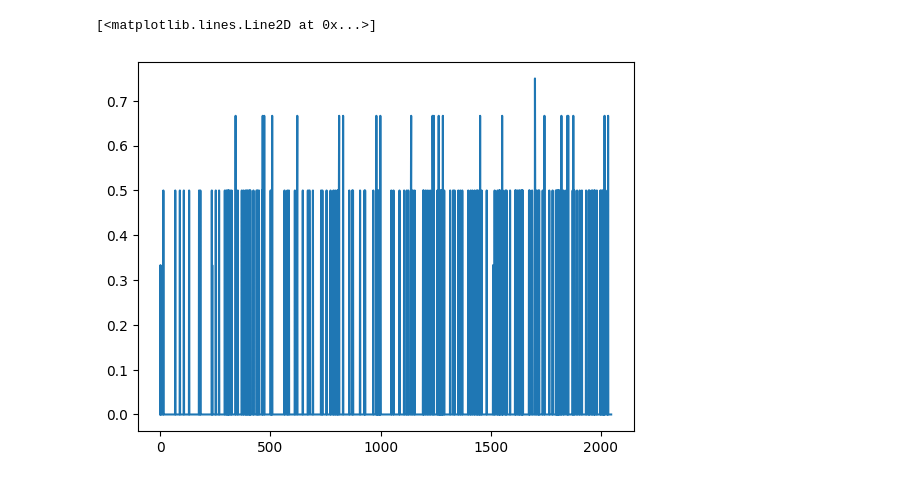
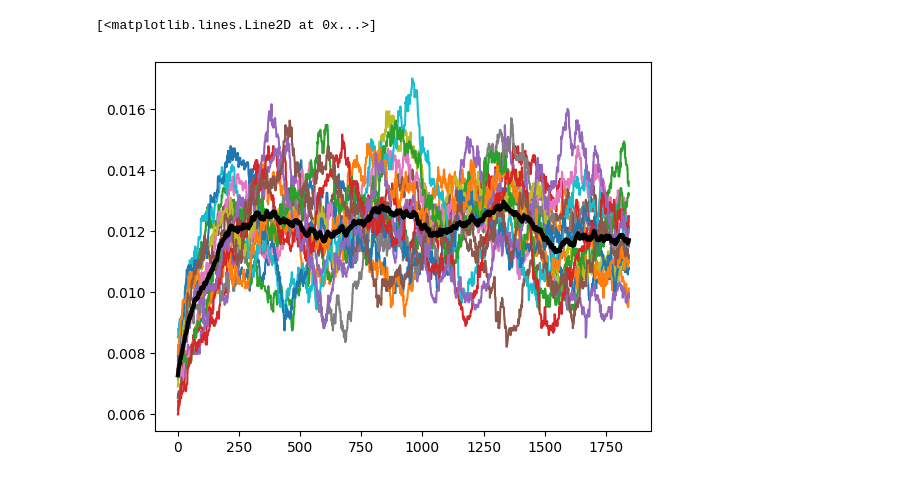
Before and after one commit to davidesartor/MANGO-lite, a Jupyter notebook: btf/test optuna tuning.ipynb, the cells around one changed output. Cells and saved outputs as stored; diff of their text form; code cells hidden in the pictures.

Commit message:
setupd optuna

```diff
--- a/btf/test optuna tuning.ipynb
+++ b/btf/test optuna tuning.ipynb
@@ -35,14 +16,19 @@ abs_env = mangoenv.MangoEnv(env)
+# %%
+seed = 42
+map_scale = 2
+map_shape = (2**map_scale, 2**map_scale)
+p = 0.5
 # %%
-def train_stage(cell_scale, lower_stage, rng_key):
+def train_stage(cell_scale, n_rollouts, rollout_steps, eval_steps, batch_size, rng_key, lower_stage, lr):
     rng_init, rng_steps = jax.random.split(rng_key)
     rng_steps = jax.random.split(rng_steps, n_rollouts)
 
     reward_fn = partial(actions.reward_fn, cell_scale)
     beta_fn = partial(actions.beta_fn, cell_scale)
 
-    qnet = nets.InnerQnet(lower_stage.action_space.n, env.frozen.shape)
+    qnet = nets.InnerQnet(lower_stage.action_space.n, map_shape)
     dql_state = qlearning.MultiDQLTrainState.create(
-        rng_init, qnet, lower_stage, reward_fn=reward_fn, beta_fn=beta_fn
+        rng_init, qnet, lower_stage, reward_fn=reward_fn, beta_fn=beta_fn, lr=lr
     )
 
     pbar = tqdm(range(n_rollouts))
@@ -51,20 +37,15 @@ def train_stage(cell_scale, lower_stage, rng_key):
         rng_expl, rng_train, rng_eval = host_callback.id_tap(
             lambda a, t: pbar.update(1), jax.random.split(rng_key, 3)
         )
-        transitions = utils.random_rollout(env, rng_expl, rollout_steps // 4 ** (cell_scale - 1))
+        transitions = utils.random_rollout(lower_stage, rng_expl, rollout_steps)
         dql_state = dql_state.update_replay(transitions)
 
         transitions = dql_state.replay_buffer.sample(rng_train, batch_size)
         transitions = dql_state.process_transitions(transitions)
         dql_state = dql_state.update_params(transitions)
 
-        transitions = dql_state.greedy_rollout(env, rng_eval, eval_steps // 4 ** (cell_scale - 1))
+        transitions = dql_state.greedy_rollout(lower_stage, rng_eval, eval_steps)
         return dql_state, (transitions.reward, transitions.done)
 
     dql_state, (rewards, dones) = jax.lax.scan(sim_step, dql_state, rng_steps)
-    abs_env = mangoenv.MangoEnv.from_dql_state(lower_stage, dql_state, max_steps=4)
-
-    get_qval_fn = jax.jit(lambda obs: dql_state.qval_apply_fn(dql_state.params_qnet, obs))
-    plotting.plot_qvals(env, get_qval_fn, tasks=["LEFT", "DOWN", "RIGHT", "UP", "TAKE"])
-
-    return abs_env, rewards, dones
+    return dql_state, rewards, dones
@@ -75,12 +101,25 @@ NameError: name 'train_stage' is not defined
+# %%
+study = optuna.load_study(study_name=f"mango", storage=storage_path)
+
+rng_env, rng_sim = jax.random.split(jax.random.PRNGKey(seed))
+env = frozen_lake.FrozenLake.make_random(rng_env, map_scale, p)
+abs_env = mangoenv.MangoEnv(env)
+
+dql_state, rewards, dones = parallel_train_stage(jax.random.split(rng_sim, 16), abs_env, study.best_params["lr"])
+# dql_state, rewards, dones = train_stage(
+#     cell_scale, rng_key=rng_sim, lower_stage=env, **study.best_params, **study.user_attrs
+# )
 # %%
-rewards.shape
 import matplotlib.pyplot as plt
 
-def smooth(r, w=1):
-    filter = jnp.ones(w) / w
-    return jnp.convolve(r, filter, mode="valid")
+def smooth(x, w = 0.1):
+    w = int(w * len(x))
+    return jnp.convolve(x, jnp.ones((w,)) / w, mode='valid')
 
-plt.plot(smooth(rewards.sum(axis=1)/(1+dones.sum(axis=1))))
+for rew in rewards:
+    plt.plot(smooth(rew.mean(axis=-1)))
+
+plt.plot(smooth(rewards.mean(axis=-1).mean(axis=0)), lw=3, color="black")
 # %% [output]
 [<matplotlib.lines.Line2D at 0x...>]
-[figure, old version]
+[figure, new version]
```
Also changed, not shown: parts of 6 cells of this notebook, 2 other files.
